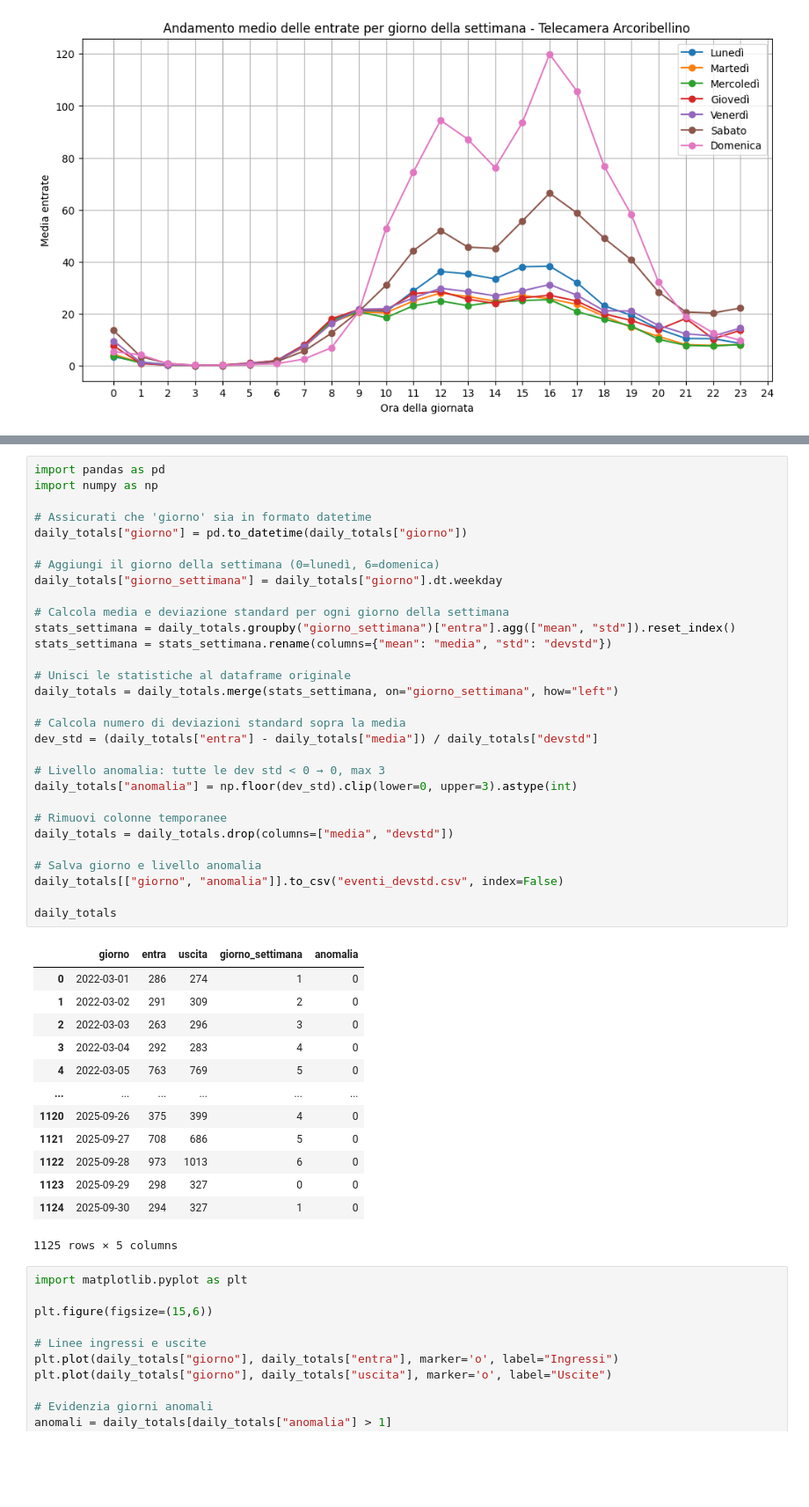
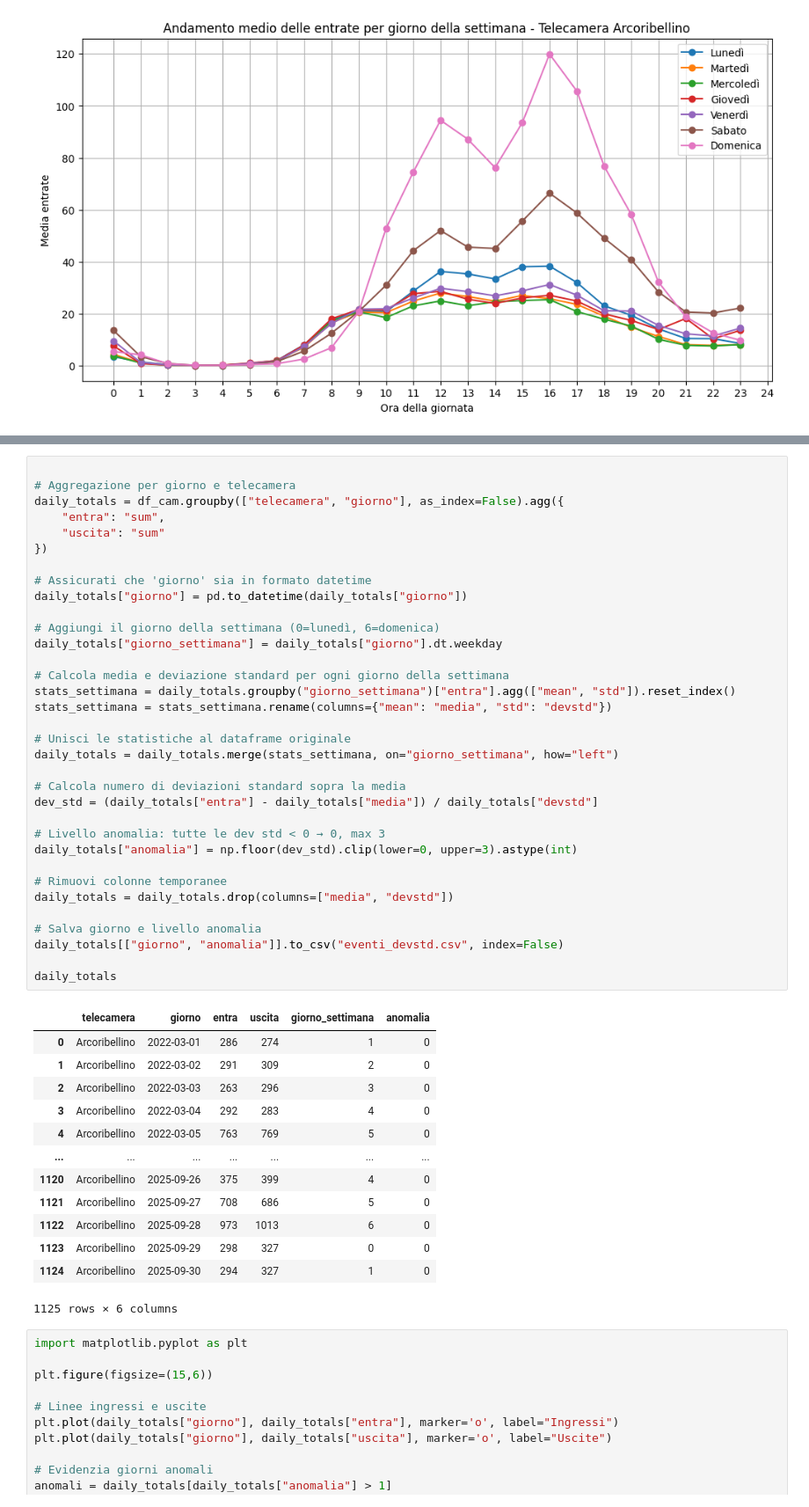
Before and after one commit to nbicocchi/S4C-Project, a Jupyter notebook: experiments/dataset2025/pedestrians/experiment.ipynb, the cells around one changed output, grey strips where cells are left out. Shown at 88% size. Saved outputs shown, nothing was run; the diff lists cells and outputs as text; blank space fills up the shorter version.

```diff
--- a/experiments/dataset2025/pedestrians/experiment.ipynb
+++ b/experiments/dataset2025/pedestrians/experiment.ipynb
@@ -115,47 +92,51 @@ Numero di giorni unici: 1125
 # %%
-import pandas as pd
-import numpy as np
+
+# Aggregazione per giorno e telecamera
+daily_totals = df_cam.groupby(["telecamera", "giorno"], as_index=False).agg({
+    "entra": "sum",
+    "uscita": "sum"
+})
 
 # Assicurati che 'giorno' sia in formato datetime
 daily_totals["giorno"] = pd.to_datetime(daily_totals["giorno"])
 
 # Aggiungi il giorno della settimana (0=lunedì, 6=domenica)
 daily_totals["giorno_settimana"] = daily_totals["giorno"].dt.weekday
 
 # Calcola media e deviazione standard per ogni giorno della settimana
 stats_settimana = daily_totals.groupby("giorno_settimana")["entra"].agg(["mean", "std"]).reset_index()
 stats_settimana = stats_settimana.rename(columns={"mean": "media", "std": "devstd"})
 
 # Unisci le statistiche al dataframe originale
 daily_totals = daily_totals.merge(stats_settimana, on="giorno_settimana", how="left")
 
 # Calcola numero di deviazioni standard sopra la media
 dev_std = (daily_totals["entra"] - daily_totals["media"]) / daily_totals["devstd"]
 
 # Livello anomalia: tutte le dev std < 0 → 0, max 3
 daily_totals["anomalia"] = np.floor(dev_std).clip(lower=0, upper=3).astype(int)
 
 # Rimuovi colonne temporanee
 daily_totals = daily_totals.drop(columns=["media", "devstd"])
 
 # Salva giorno e livello anomalia
 daily_totals[["giorno", "anomalia"]].to_csv("eventi_devstd.csv", index=False)
 
 daily_totals
 # %% [output]
-|  | giorno | entra | uscita | giorno_settimana | anomalia |
-| 0 | 2022-03-01 | 286 | 274 | 1 | 0 |
-| 1 | 2022-03-02 | 291 | 309 | 2 | 0 |
-| 2 | 2022-03-03 | 263 | 296 | 3 | 0 |
-| 3 | 2022-03-04 | 292 | 283 | 4 | 0 |
-| 4 | 2022-03-05 | 763 | 769 | 5 | 0 |
-| ... | ... | ... | ... | ... | ... |
-| 1120 | 2025-09-26 | 375 | 399 | 4 | 0 |
-| 1121 | 2025-09-27 | 708 | 686 | 5 | 0 |
-| 1122 | 2025-09-28 | 973 | 1013 | 6 | 0 |
-| 1123 | 2025-09-29 | 298 | 327 | 0 | 0 |
-| 1124 | 2025-09-30 | 294 | 327 | 1 | 0 |
+|  | telecamera | giorno | entra | uscita | giorno_settimana | anomalia |
+| 0 | Arcoribellino | 2022-03-01 | 286 | 274 | 1 | 0 |
+| 1 | Arcoribellino | 2022-03-02 | 291 | 309 | 2 | 0 |
+| 2 | Arcoribellino | 2022-03-03 | 263 | 296 | 3 | 0 |
+| 3 | Arcoribellino | 2022-03-04 | 292 | 283 | 4 | 0 |
+| 4 | Arcoribellino | 2022-03-05 | 763 | 769 | 5 | 0 |
+| ... | ... | ... | ... | ... | ... | ... |
+| 1120 | Arcoribellino | 2025-09-26 | 375 | 399 | 4 | 0 |
+| 1121 | Arcoribellino | 2025-09-27 | 708 | 686 | 5 | 0 |
+| 1122 | Arcoribellino | 2025-09-28 | 973 | 1013 | 6 | 0 |
+| 1123 | Arcoribellino | 2025-09-29 | 298 | 327 | 0 | 0 |
+| 1124 | Arcoribellino | 2025-09-30 | 294 | 327 | 1 | 0 |
-1125 rows × 5 columns
+1125 rows × 6 columns
 # %%
 import matplotlib.pyplot as plt
 
```
Also changed, not shown: parts of 1 cell of this notebook, 1 other file.
